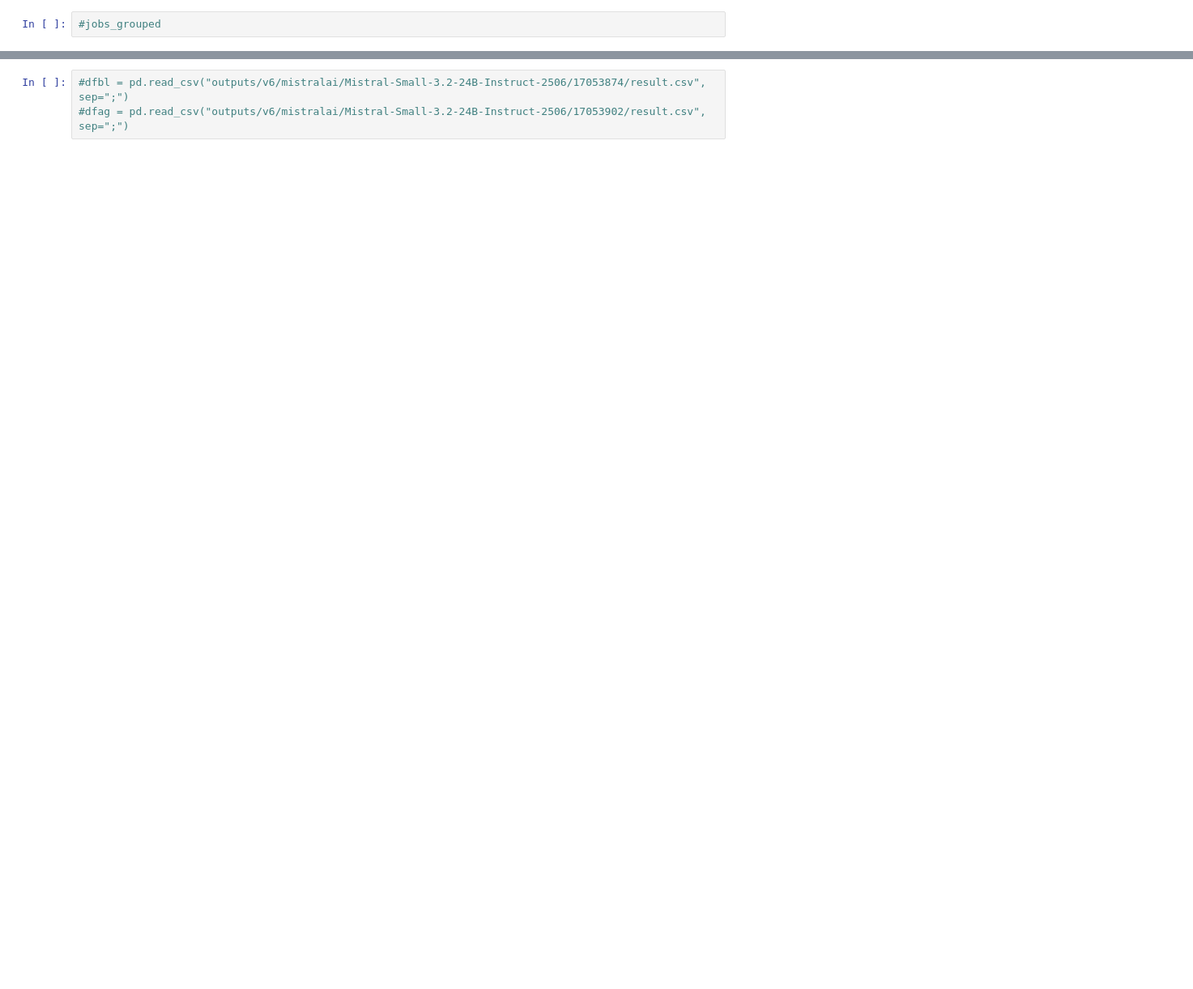
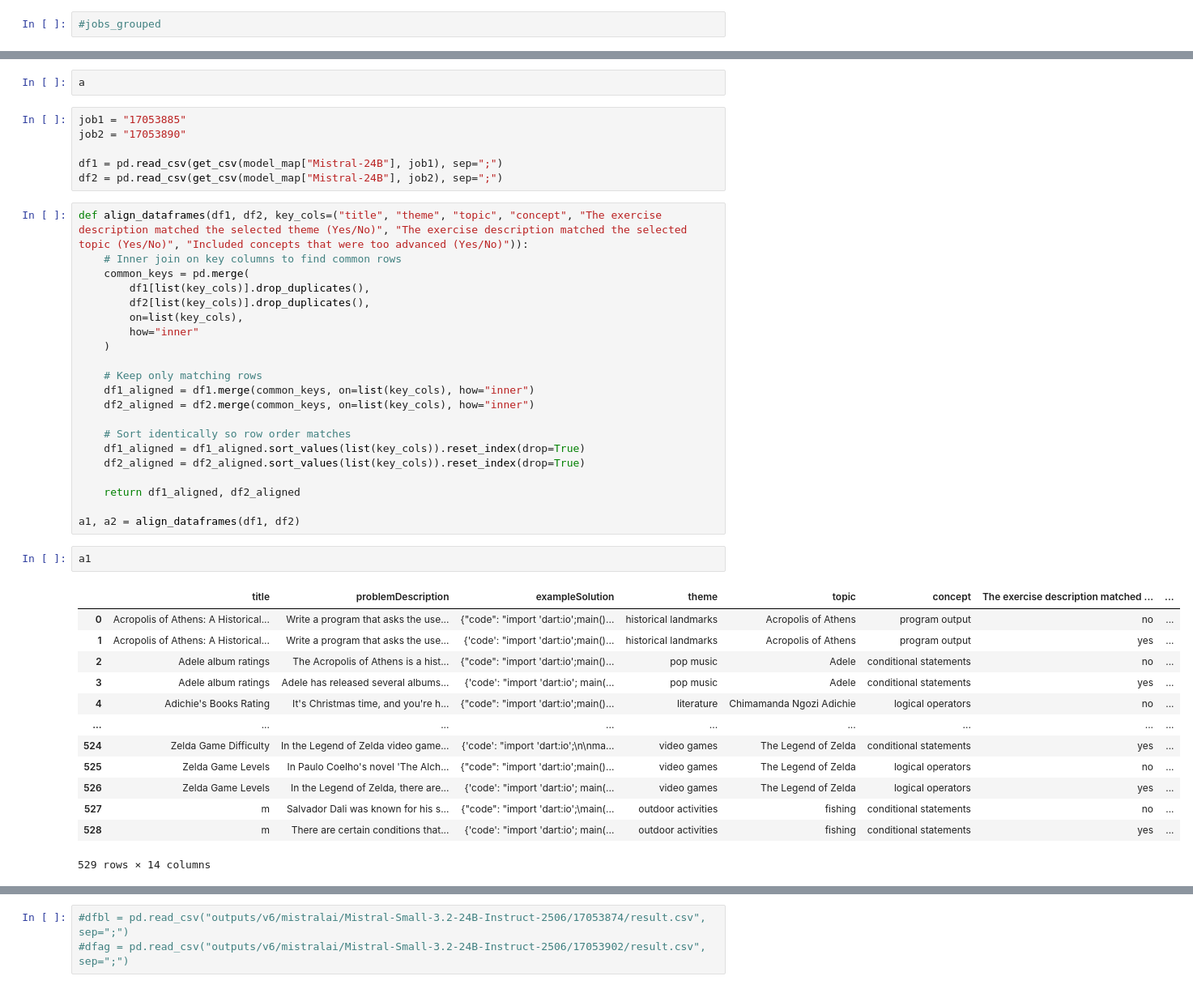
Before and after one commit to AleksiKaa/mscthesis, a Jupyter notebook: src/notebooks/results/mc_nemar.ipynb, the cells around one changed output, grey strips where cells are left out. Shown at 81% size. Cells and saved outputs as stored; diff of their text form; blank space fills up the shorter version.

Commit message:
align dfs correctly

```diff
--- a/src/notebooks/results/mc_nemar.ipynb
+++ b/src/notebooks/results/mc_nemar.ipynb
@@ -162,0 +177,45 @@ b, a = get_paired_predictions(jobs_grouped, model_map["Mistral-24B"], bl, ag)
+# %%
+a
+# %%
+job1 = "17053885"
+job2 = "17053890"
+
+df1 = pd.read_csv(get_csv(model_map["Mistral-24B"], job1), sep=";")
+df2 = pd.read_csv(get_csv(model_map["Mistral-24B"], job2), sep=";")
+# %%
+def align_dataframes(df1, df2, key_cols=("title", "theme", "topic", "concept", "The exercise description matched the selected theme (Yes/No)", "The exercise description matched the selected topic (Yes/No)", "Included concepts that were too advanced (Yes/No)")):
+    # Inner join on key columns to find common rows
+    common_keys = pd.merge(
+        df1[list(key_cols)].drop_duplicates(),
+        df2[list(key_cols)].drop_duplicates(),
+        on=list(key_cols),
+        how="inner"
+    )
+
+    # Keep only matching rows
+    df1_aligned = df1.merge(common_keys, on=list(key_cols), how="inner")
+    df2_aligned = df2.merge(common_keys, on=list(key_cols), how="inner")
+
+    # Sort identically so row order matches
+    df1_aligned = df1_aligned.sort_values(list(key_cols)).reset_index(drop=True)
+    df2_aligned = df2_aligned.sort_values(list(key_cols)).reset_index(drop=True)
+
+    return df1_aligned, df2_aligned
+
+a1, a2 = align_dataframes(df1, df2)
+# %%
+a1
+# %% [output]
+|  | title | problemDescription | exampleSolution | theme | topic | concept | The exercise description matched ... | ... |
+| 0 | Acropolis of Athens: A Historical... | Write a program that asks the use... | {"code": "import 'dart:io';main()... | historical landmarks | Acropolis of Athens | program output | no | ... |
+| 1 | Acropolis of Athens: A Historical... | Write a program that asks the use... | {'code': "import 'dart:io';main()... | historical landmarks | Acropolis of Athens | program output | yes | ... |
+| 2 | Adele album ratings | The Acropolis of Athens is a hist... | {"code": "import 'dart:io';main()... | pop music | Adele | conditional statements | no | ... |
+| 3 | Adele album ratings | Adele has released several albums... | {'code': "import 'dart:io'; main(... | pop music | Adele | conditional statements | yes | ... |
+| 4 | Adichie's Books Rating | It's Christmas time, and you're h... | {"code": "import 'dart:io';main()... | literature | Chimamanda Ngozi Adichie | logical operators | no | ... |
+| ... | ... | ... | ... | ... | ... | ... | ... | ... |
+| 524 | Zelda Game Difficulty | In the Legend of Zelda video game... | {'code': "import 'dart:io';\n\nma... | video games | The Legend of Zelda | conditional statements | yes | ... |
+| 525 | Zelda Game Levels | In Paulo Coelho's novel 'The Alch... | {"code": "import 'dart:io';main()... | video games | The Legend of Zelda | logical operators | no | ... |
+| 526 | Zelda Game Levels | In the Legend of Zelda, there are... | {'code': "import 'dart:io'; main(... | video games | The Legend of Zelda | logical operators | yes | ... |
+| 527 | m | Salvador Dali was known for his s... | {"code": "import 'dart:io';\main(... | outdoor activities | fishing | conditional statements | no | ... |
+| 528 | m | There are certain conditions that... | {'code': "import 'dart:io'; main(... | outdoor activities | fishing | conditional statements | yes | ... |
+529 rows × 14 columns
```
Also changed, not shown: parts of 6 cells of this notebook.
